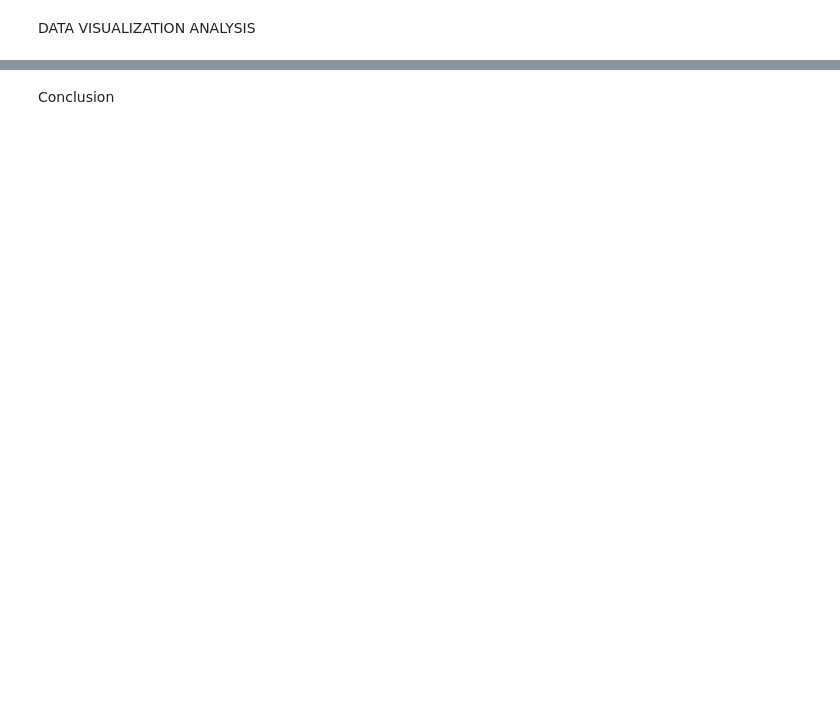
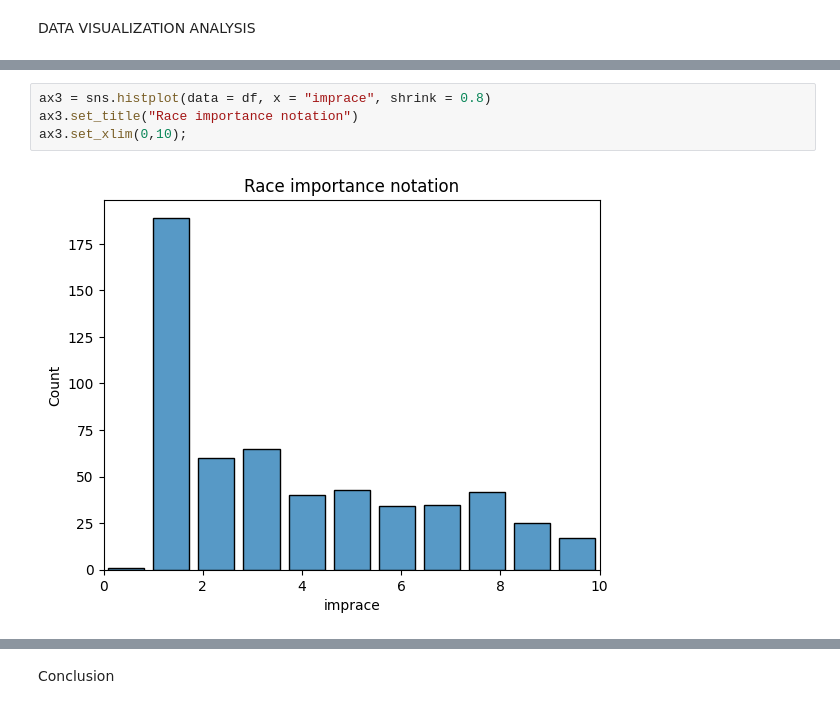
Before and after one commit to linda-kinn/Block_2_Speed_Dating, a Jupyter notebook: Part_0_Speed_Dating.ipynb, the cells around one changed output, grey strips where cells are left out. Saved outputs shown, nothing was run; the diff lists cells and outputs as text; blank space fills up the shorter version.

Commit message:
build Candidate's profile
Add visualizations analysis
Add Female and Male attributes expectation in the opposite sex
Add Female and Male attributes they think for their own

```diff
--- a/Part_0_Speed_Dating.ipynb
+++ b/Part_0_Speed_Dating.ipynb
@@ -343,0 +337,6 @@ ValueError: Mime type rendering requires nbformat>=4.2.0 but it is not installed
+# %%
+ax3 = sns.histplot(data = df, x = "imprace", shrink = 0.8)
+ax3.set_title("Race importance notation")
+ax3.set_xlim(0,10);
+# %% [output]
+[figure, added]
```
Also changed, not shown: parts of 103 cells of this notebook.
